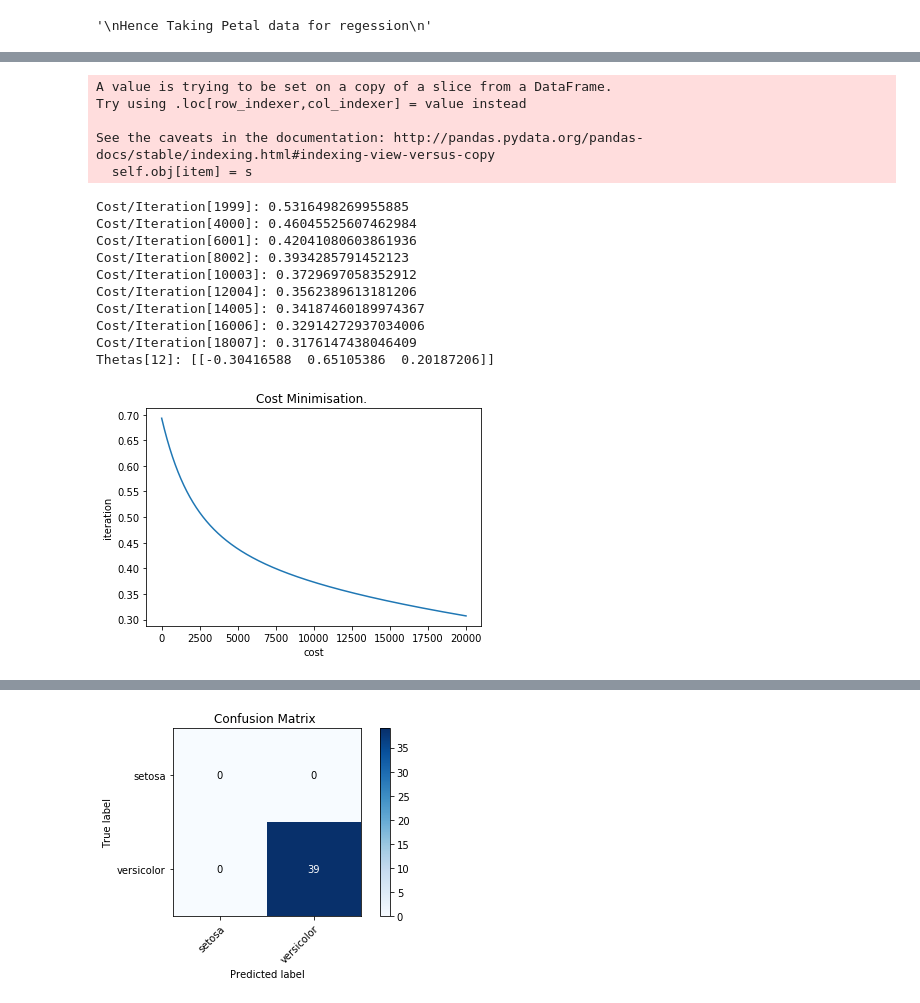
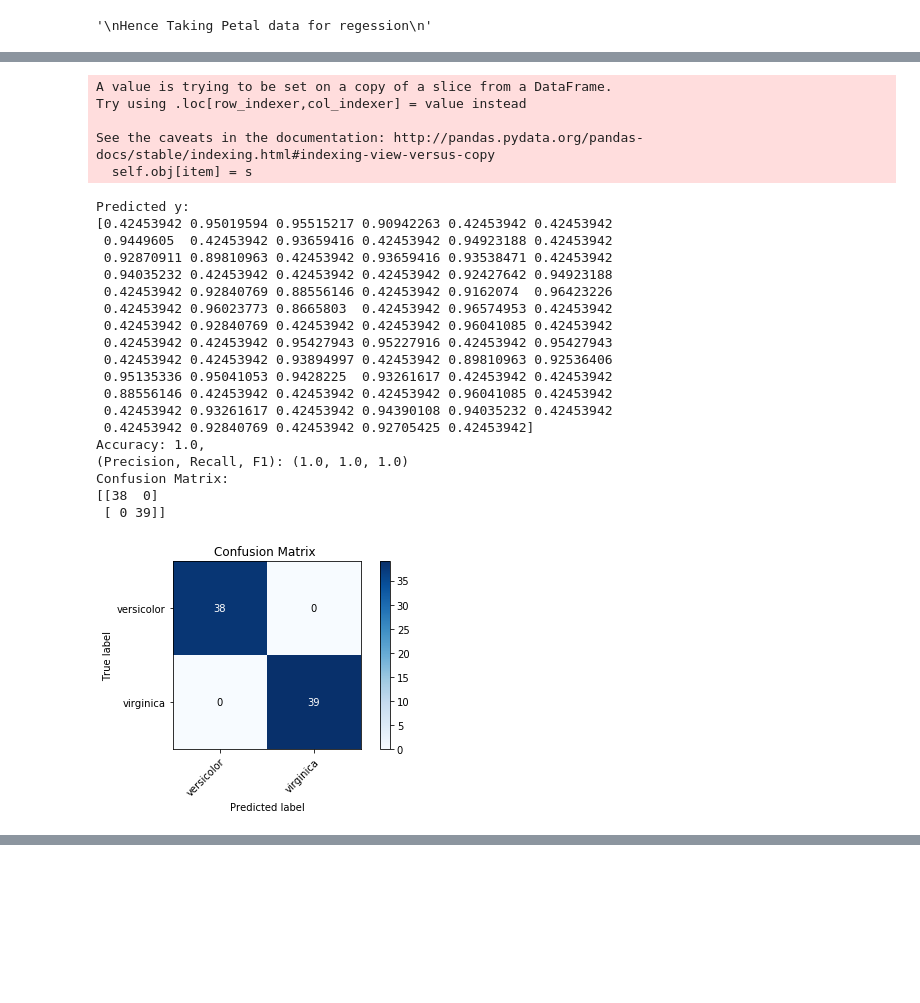
Before and after one commit to mainak555/lb-ai, a Jupyter notebook: Assignment01_2.ipynb, the cells around one changed output, grey strips where cells are left out. Cells and saved outputs as stored; diff of their text form; code cells hidden in the pictures; blank space fills up the shorter version.

Commit message:
Logistic Regression with GD

```diff
--- a/Assignment01_2.ipynb
+++ b/Assignment01_2.ipynb
@@ -163,10 +165,9 @@ class LogisticRegression:
 # %%
 from sklearn.utils.multiclass import unique_labels
 class Matric:
-    def __init__(self, y_hat, y_actual, target_classes=[0, 1]):
+    def __init__(self, y_hat, y_actual):
         self.y_hat = y_hat
         self.y_actual = y_actual
-        self.target_classes = target_classes
         self.tp = self.fp = self.fn = self.tn = 0
 
     def accuracy(self):
@@ -180,13 +181,13 @@ class Matric:
     def precision_recall_f1(self):
         precision = recall = f1 = np.inf
         for i in range(0, self.y_hat.shape[0]):
-            if self.y_hat[i] == self.y_actual[i] == self.target_classes[0]:
+            if self.y_hat[i] == self.y_actual[i] == 0:
                 self.tp += 1
-            elif self.y_hat[i] == self.target_classes[0] and self.y_actual[i] == self.target_classes[1]:
+            elif self.y_hat[i] == 0 and self.y_actual[i] == 1:
                 self.fp += 1
-            elif self.y_hat[i] == self.target_classes[1] and self.y_actual[i] == self.target_classes[0]:
+            elif self.y_hat[i] == 1 and self.y_actual[i] == 0:
                 self.fn += 1
-            elif self.y_hat[i] == self.y_actual[i] == self.target_classes[1]:
+            elif self.y_hat[i] == self.y_actual[i] == 1:
                 self.tn += 1
         try:
             precision = self.tp / (self.tp + self.fp)
@@ -206,9 +207,10 @@ class Matric:
             confusion_matrix = confusion_matrix.astype('float') / confusion_matrix.sum(axis = 1)[:, np.newaxis]
         print('Confusion Matrix:\n{}'.format(confusion_matrix))
 
-        classes = np.ndarray(self.target_classes)
+        classes = np.ndarray([0, 1])
         if len(class_names) > 0:
-            classes = class_names[unique_labels(self.y_hat, self.y_actual).astype(np.int)]
+            #classes = class_names[unique_labels(self.y_hat, self.y_actual).astype(np.int)]
+            classes = class_names
 
         fig, ax = plt.subplots()
         im = plt.imshow(confusion_matrix, interpolation='nearest', cmap=plt.cm.Blues)
@@ -384,0 +399,7 @@ Confusion Matrix:
+# %%
+
+train_set_12.loc[train_set_12['class'] == 2] = 0
+lm = LogisticRegression(iteration=20000, verbose=(True, 2000))
+theta_12 = lm.fit(train_set_12.iloc[:,2:4], train_set_12.iloc[:,-1:]['class'])
+print('Thetas[12]: {}'.format(lm.theta))
+lm.cost_minimization_curve()
@@ -385,30 +423,34 @@ Confusion Matrix:
 # %%
+train_set_12.loc[train_set_12['class'] == 2] = 0
+y_pred_12, y_pred_12_values = lm.predict(train_set_12.iloc[:,2:4], showlog=True)
 
-train_set_12.loc[train_set_12['class'] == 2] = 0
-lm = LogisticRegression(iteration=20000, verbose=(True, 2000))
-theta_12 = lm.fit(train_set_12.iloc[:,2:4], train_set_12.iloc[:,-1:]['class'])
-print('Thetas[12]: {}'.format(lm.theta))
-lm.cost_minimization_curve()
-
-y_pred_12 = lm.predict(train_set_12.iloc[:,2:4], [2, 1], showlog=True)
-matric_12= Matric(y_pred_12, train_set_12.iloc[:,-1:].reset_index()['class'], [2, 1])
+matric_12= Matric(y_pred_12, train_set_12.iloc[:,-1:].reset_index()['class'])
 prf1_12 = matric_12.precision_recall_f1()
 print('Accuracy: {}, \n(Precision, Recall, F1): {}'.format(matric_12.accuracy(), prf1_12))
-matric_12.plot_confusion_matrix(normalized=False, class_names=iris.target_names)
+matric_12.plot_confusion_matrix(normalized=False, class_names=iris.target_names[1:3])
 # %% [output]
 A value is trying to be set on a copy of a slice from a DataFrame.
 Try using .loc[row_indexer,col_indexer] = value instead
 
 See the caveats in the documentation: http://pandas.pydata.org/pandas-docs/stable/indexing.html#indexing-view-versus-copy
   self.obj[item] = s
-Cost/Iteration[1999]: 0.5316498269955885
-Cost/Iteration[4000]: 0.46045525607462984
-Cost/Iteration[6001]: 0.42041080603861936
-Cost/Iteration[8002]: 0.3934285791452123
-Cost/Iteration[10003]: 0.3729697058352912
-Cost/Iteration[12004]: 0.3562389613181206
-Cost/Iteration[14005]: 0.34187460189974367
-Cost/Iteration[16006]: 0.32914272937034006
-Cost/Iteration[18007]: 0.3176147438046409
-Thetas[12]: [[-0.30416588  0.65105386  0.20187206]]
+Predicted y:
+[0.42453942 0.95019594 0.95515217 0.90942263 0.42453942 0.42453942
+ 0.9449605  0.42453942 0.93659416 0.42453942 0.94923188 0.42453942
+ 0.92870911 0.89810963 0.42453942 0.93659416 0.93538471 0.42453942
+ 0.94035232 0.42453942 0.42453942 0.42453942 0.92427642 0.94923188
+ 0.42453942 0.92840769 0.88556146 0.42453942 0.9162074  0.96423226
+ 0.42453942 0.96023773 0.8665803  0.42453942 0.96574953 0.42453942
+ 0.42453942 0.92840769 0.42453942 0.42453942 0.96041085 0.42453942
+ 0.42453942 0.42453942 0.95427943 0.95227916 0.42453942 0.95427943
+ 0.42453942 0.42453942 0.93894997 0.42453942 0.89810963 0.92536406
+ 0.95135336 0.95041053 0.9428225  0.93261617 0.42453942 0.42453942
+ 0.88556146 0.42453942 0.42453942 0.42453942 0.96041085 0.42453942
+ 0.42453942 0.93261617 0.42453942 0.94390108 0.94035232 0.42453942
+ 0.42453942 0.92840769 0.42453942 0.92705425 0.42453942]
+Accuracy: 1.0,
+(Precision, Recall, F1): (1.0, 1.0, 1.0)
+Confusion Matrix:
+[[38  0]
+ [ 0 39]]
-[figure, old version]
+[figure, new version]
@@ -434,3 +457,2 @@ Confusion Matrix:
-[figure, removed]
 # %%
 train_set_20.loc[train_set_20['class'] == 2] = 1
```
Also changed, not shown: parts of 8 cells of this notebook.
